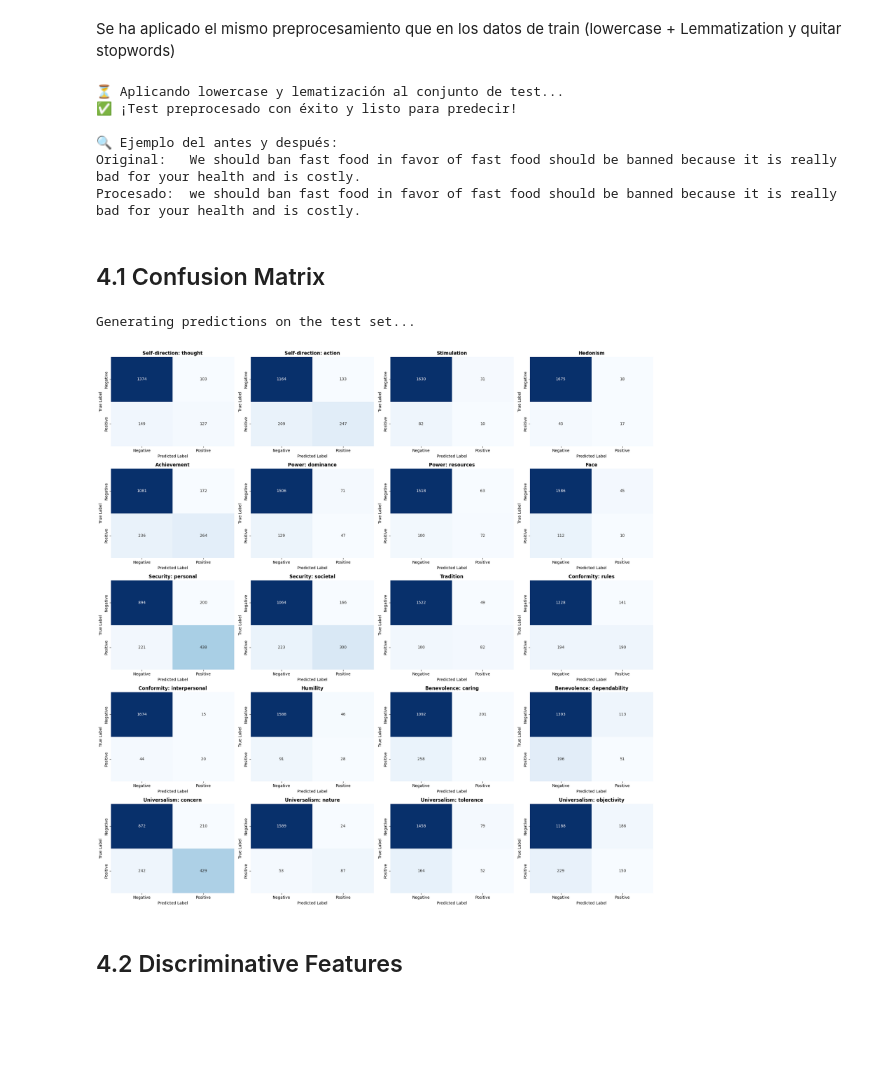
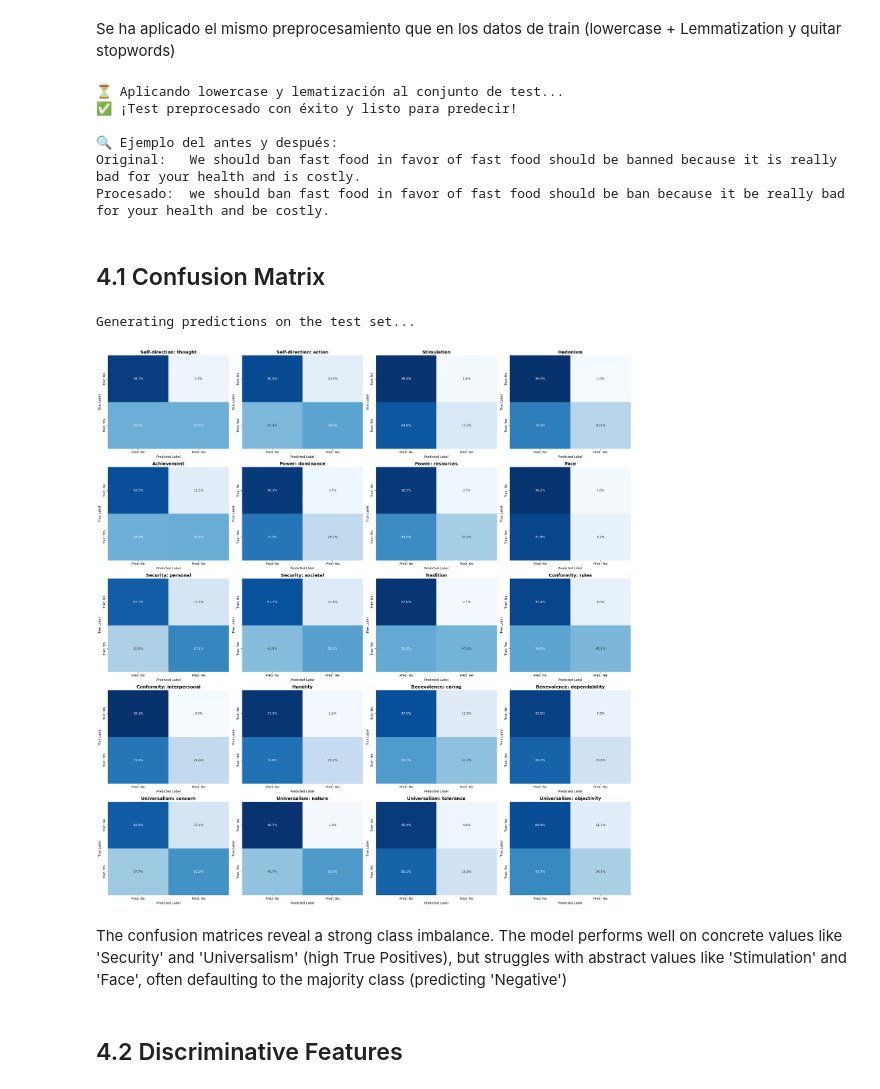
Before and after one commit to andresmln/Assigment-1-NLP, a Jupyter notebook: assignment_1_Andres.ipynb, the cells around one changed output. Drawn from its saved outputs; the diff is of its cells as text; code cells hidden in the pictures; blank space fills up the shorter version.

```diff
--- a/assignment_1_Andres.ipynb
+++ b/assignment_1_Andres.ipynb
@@ -617,10 +733,18 @@ from nltk.stem import WordNetLemmatizer
 
 lemmatizer = WordNetLemmatizer()
 
-# 1. La misma función exacta que usamos para el entrenamiento
+def get_wordnet_pos(word):
+    """Map NLTK POS tag to WordNet POS tag"""
+    tag = nltk.pos_tag([word])[0][1][0].upper()
+    tag_dict = {"J": wordnet.ADJ,
+                "N": wordnet.NOUN,
+                "V": wordnet.VERB,
+                "R": wordnet.ADV}
+    return tag_dict.get(tag, wordnet.NOUN)
+
 def lemmatize_text(text):
-    # Pasa a minúsculas (.lower()), divide y lematiza
-    return " ".join([lemmatizer.lemmatize(word) for word in str(text).lower().split()])
+    words = str(text).lower().split()
+    return " ".join([lemmatizer.lemmatize(w, get_wordnet_pos(w)) for w in words])
 
 # 2. Aplicar la transformación a tu X_test original
 print("⏳ Aplicando lowercase y lematización al conjunto de test...")
@@ -637,55 +761,65 @@ print(f"Procesado:  {X_test_lemmatized[0] if len(X_test_lemmatized) > 0 else 'N/
 
 🔍 Ejemplo del antes y después:
 Original:   We should ban fast food in favor of fast food should be banned because it is really bad for your health and is costly.
-Procesado:  we should ban fast food in favor of fast food should be banned because it is really bad for your health and is costly.
+Procesado:  we should ban fast food in favor of fast food should be ban because it be really bad for your health and be costly.
 # %% [markdown]
 ## 4.1 Confusion Matrix
 # %%
 import matplotlib.pyplot as plt
 import seaborn as sns
+import numpy as np
 import math
 from sklearn.metrics import multilabel_confusion_matrix
 
-# 1. Generate predictions on the test set
+# 1. Generate predictions
 print("Generating predictions on the test set...")
-y_pred = grid_search.predict(X_test_lemmatized)
+y_pred = random_search.predict(X_test_lemmatized)
 
-# 2. Calculate the multi-label confusion matrix (20 matrices of 2x2)
+# 2. Calculate the raw matrices
 mcm = multilabel_confusion_matrix(y_test, y_pred)
 
-# 3. EXTRAER LOS NOMBRES DE LAS VARIABLES (Ignorando 'Argument ID')
-# Usamos las columnas de train_labels pero filtramos el ID
+# 3. Get class names
 class_names = [col for col in train_labels.columns if col != 'Argument ID']
 
-# 4. Configure the plot layout
+# 4. Configure layout
 num_classes = len(class_names)
-cols = 4  # Ponemos 4 columnas para que quepan mejor las 20 clases (5 filas x 4 columnas)
+cols = 4
 rows = math.ceil(num_classes / cols)
 
-fig, axes = plt.subplots(rows, cols, figsize=(20, 4 * rows))
+fig, axes = plt.subplots(rows, cols, figsize=(24, 5 * rows)) # Increased size slightly
 axes = axes.flatten()
 
-# 5. Plot each 2x2 matrix
+# 5. Plot each NORMALIZED matrix
 for i, (matrix, name) in enumerate(zip(mcm, class_names)):
-    sns.heatmap(matrix, annot=True, fmt='d', cmap='Blues', ax=axes[i],
-                xticklabels=['Negative', 'Positive'],
-                yticklabels=['Negative', 'Positive'],
-                cbar=False)
 
-    # Título con el nombre real del valor (ej. "Hedonism")
-    axes[i].set_title(f'{name}', fontweight='bold', fontsize=12)
-    axes[i].set_ylabel('True Label')
-    axes[i].set_xlabel('Predicted Label')
+    # --- MATH MAGIC HAPPENS HERE ---
+    # Normalize by Row (True Label) to get Recall/Specificity
+    # We add a tiny epsilon (1e-10) to avoid division by zero if a row is empty
+    row_sums = matrix.sum(axis=1)[:, np.newaxis]
+    normalized_matrix = matrix.astype('float') / (row_sums + 1e-10)
+    # -------------------------------
 
-# Ocultar los gráficos vacíos si sobran cuadrículas
+    sns.heatmap(normalized_matrix, annot=True, fmt='.1%', cmap='Blues', ax=axes[i],
+                xticklabels=['Pred: No', 'Pred: Yes'],
+                yticklabels=['True: No', 'True: Yes'],
+                cbar=False, vmin=0, vmax=1) # Fix scale 0-1 for fair comparison
+
+    axes[i].set_title(f'{name}', fontweight='bold', fontsize=14)
+    axes[i].set_ylabel('True Label', fontsize=10)
+    axes[i].set_xlabel('Predicted Label', fontsize=10)
+
+# Hide empty subplots
 for j in range(i + 1, len(axes)):
     fig.delaxes(axes[j])
 
 plt.tight_layout()
+plt.savefig("confusion_matrices_normalized.png", dpi=400)
 plt.show()
 # %% [output]
 Generating predictions on the test set...
-[figure, old version]
+[figure, new version]
+# %% [markdown]
+The confusion matrices reveal a strong class imbalance. The model performs well on concrete values like 'Security' and 'Universalism' (high True Positives), but struggles with abstract values like 'Stimulation' and 'Face', often defaulting to the majority class (predicting 'Negative')
 # %% [markdown]
 ## 4.2 Discriminative Features
 # %%
```
Also changed, not shown: parts of 13 cells of this notebook.
